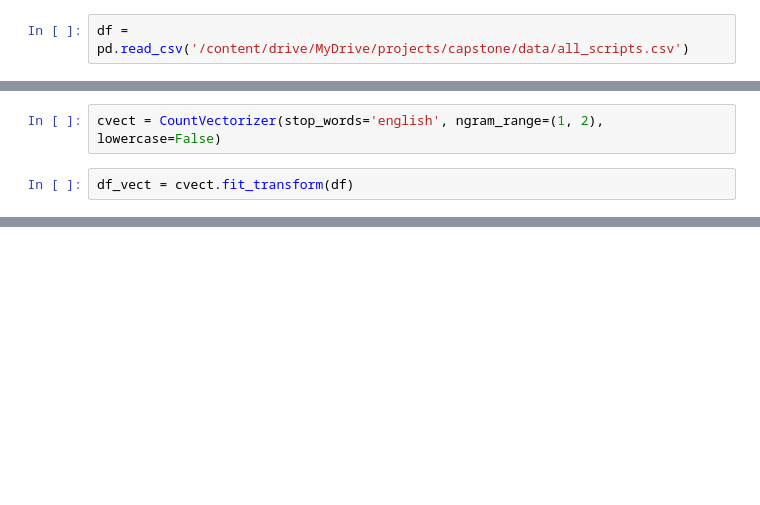
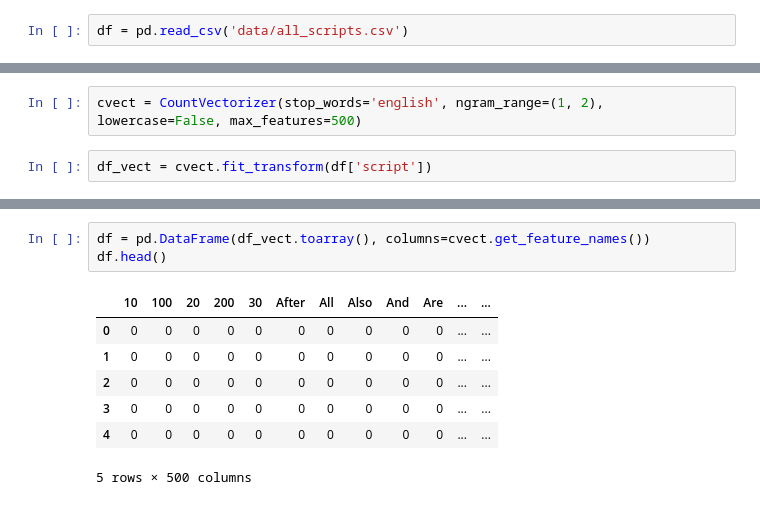
Before and after one commit to vansheer/capstone, a Jupyter notebook: 2 - EDA.ipynb, the cells around one changed output, grey strips where cells are left out. Drawn from its saved outputs; the diff is of its cells as text; blank space fills up the shorter version.

```diff
--- a/2 - EDA.ipynb
+++ b/2 - EDA.ipynb
@@ -8,2 +6,2 @@ ModuleNotFoundError: No module named 'sklearn'
 # %%
-df = pd.read_csv('/content/drive/MyDrive/projects/capstone/data/all_scripts.csv')
+df = pd.read_csv('data/all_scripts.csv')
@@ -12,5 +8,5 @@ FileNotFoundError: [Errno 2] No such file or directory: '/content/drive/MyDrive/
 # %%
-cvect = CountVectorizer(stop_words='english', ngram_range=(1, 2), lowercase=False)
+cvect = CountVectorizer(stop_words='english', ngram_range=(1, 2), lowercase=False, max_features=500)
 # %%
-df_vect = cvect.fit_transform(df)
+df_vect = cvect.fit_transform(df['script'])
 # %%
@@ -24,0 +37,11 @@ NotFittedError: ignored
+# %%
+df = pd.DataFrame(df_vect.toarray(), columns=cvect.get_feature_names())
+df.head()
+# %% [output]
+|  | 10 | 100 | 20 | 200 | 30 | After | All | Also | And | Are | ... | ... |
+| 0 | 0 | 0 | 0 | 0 | 0 | 0 | 0 | 0 | 0 | 0 | ... | ... |
+| 1 | 0 | 0 | 0 | 0 | 0 | 0 | 0 | 0 | 0 | 0 | ... | ... |
+| 2 | 0 | 0 | 0 | 0 | 0 | 0 | 0 | 0 | 0 | 0 | ... | ... |
+| 3 | 0 | 0 | 0 | 0 | 0 | 0 | 0 | 0 | 0 | 0 | ... | ... |
+| 4 | 0 | 0 | 0 | 0 | 0 | 0 | 0 | 0 | 0 | 0 | ... | ... |
+5 rows × 500 columns
```
Also changed, not shown: parts of 4 cells of this notebook, 2 other files.
